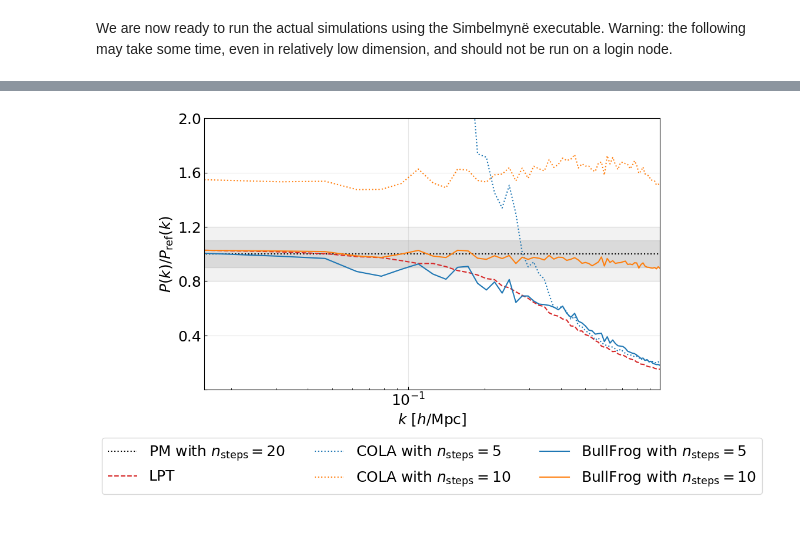
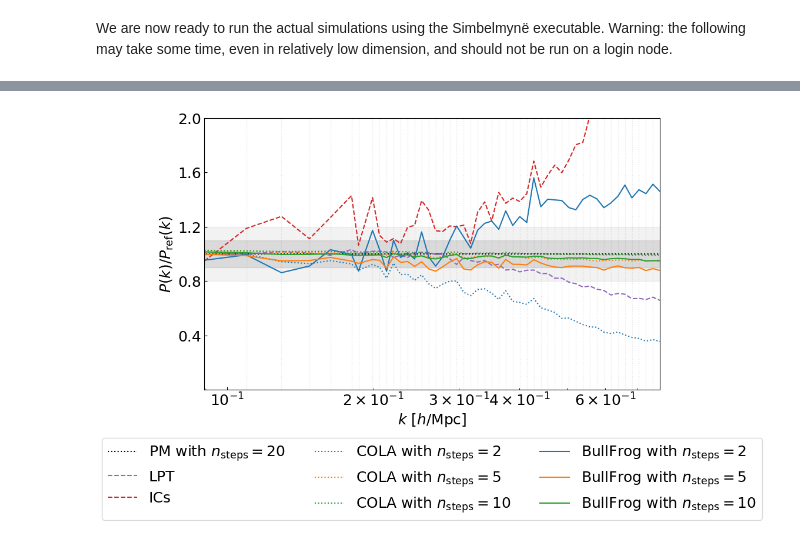
Before and after one commit to MayeulAubin/comparisons_PM_BullFrog_COLA, a Jupyter notebook: compare_PM_COLA_BulLFrog.ipynb, the cells around one changed output, grey strips where cells are left out. Drawn from its saved outputs; the diff is of its cells as text; code cells hidden in the pictures.

```diff
--- a/compare_PM_COLA_BulLFrog.ipynb
+++ b/compare_PM_COLA_BulLFrog.ipynb
@@ -18,5 +21,3 @@ from pysbmy.correlations import get_autocorrelation
 # %%
-WORKDIR = "/data101/hoellinger/AquilaGit/simbelmyne_private/tests/runs_params/"
-SIMDIR = (
-    "/data101/hoellinger/AquilaGit/simbelmyne_private/tests/runs_sims/"  # need not be on same disk
-)
+WORKDIR = "/data101/hoellinger/BullFrog/comparisons_PM_BullFrog_COLA/tests/runs_params/"
+SIMDIR = "/data101/hoellinger/BullFrog/comparisons_PM_BullFrog_COLA/tests/runs_sims/"  # need not be on same disk
@@ -146,5 +146,6 @@ for i in range(nsim_bullfrog):
     bullfrog_params["nsteps"] = nsteps_bullfrog_list[i]
     file_ext = f"nsteps{nsteps_bullfrog_list[i]}"  # "bullfrog" is already in the filename
     generate_sim_params(bullfrog_params, ICs_path, wd, simdir, file_ext, force)
+    BullFrogTimeStepping.read(wd + file_ext+"_ts_bullfrog.h5").plot()
 # %% [output]
 > Generating parameter file...
@@ -240,5 +286,5 @@ from plot_utils import *
 # %%
-slice_ijk = (N0//2, slice(None), slice(None))
+slice_ijk = (N//2, slice(None), slice(None))
 DELTA_LPT = read_field(simdir + "lpt_density.h5").data[slice_ijk]
 
 all_nsteps = sorted(list(set(nsteps_cola_list + nsteps_bullfrog_list)))[:4]
@@ -263,11 +309,11 @@ for i, nsteps in enumerate(all_nsteps):
 for ax in axs.flatten():
     ax.spines[["top", "right", "bottom", "left"]].set_visible(False)
 for ax in axs[:,0]:
-    ax.set_yticks([0, N0//2, N0])
-    ax.set_yticklabels([f"{-L0/2:.0f}", "0", f"{L0/2:.0f}"], fontsize=fs)
+    ax.set_yticks([0, N//2, N])
+    ax.set_yticklabels([f"{-L/2:.0f}", "0", f"{L/2:.0f}"], fontsize=fs)
 for ax in axs[1,:]:
-    ax.set_xticks([0, N0//2, N0])
-    ax.set_xticklabels([f"{-L0/2:.0f}", "0", f"{L0/2:.0f}"], fontsize=fs)
+    ax.set_xticks([0, N//2, N])
+    ax.set_xticklabels([f"{-L/2:.0f}", "0", f"{L/2:.0f}"], fontsize=fs)
 for i in range(nrows):
     for j in range(ncols):
         if axs[i,j].get_title() == "":
@@ -362,6 +408,6 @@ for nsteps in nsteps_bullfrog_list:
 # %%
 common_nsteps = sorted(set(nsteps_cola_list).intersection(nsteps_bullfrog_list))
-common_nsteps = [nsteps for nsteps in common_nsteps if nsteps > 2]
+# common_nsteps = [nsteps for nsteps in common_nsteps if nsteps > 2]  # filter out first spectra
 nlines = len(common_nsteps) + 2
 
 fig, ax = plt.subplots(figsize=(10, 6))
@@ -369,11 +415,16 @@ ax.set_xscale("log")
 k = G.k_modes[1:]
 ax.set_xlim([k.min(), k.max()])
 ax.set_ylim([0, 2])  # to be adjusted depending on the setup
+bnd1 = 0.1  # to be adjusted depending on the setup
+bnd2 = 0.2  # to be adjusted depending on the setup
 
 label_ref = f"PM with $n_\\mathrm{{steps}}={max(nsteps_pm_list)}$"
-ax.plot([1e-3, 1e1], [1, 1], color="black", linestyle=":", label=label_ref)
-# ax.plot(k, Pk_INI / Pk_ref, label="ICs", color=cols[len(common_nsteps)], linestyle="--")
-ax.plot(k, Pk_LPT / Pk_ref, label="LPT", color=cols[len(common_nsteps) + 1], linestyle="--")
+line1 = ax.plot([1e-3, 1e1], [1, 1], color="black", linestyle=":", label=label_ref)
+line2 = ax.plot(
+    k, Pk_LPT / Pk_ref, label="LPT", color=cols[len(common_nsteps) + 1], linestyle="--"
+)
+line3 = ax.plot(k, Pk_INI / Pk_ref, label="ICs", color=cols[len(common_nsteps)], linestyle="--")
+# line3 = None  # uncomment to hide ICs
 for i, nsteps in enumerate(nsteps_pm_list[:-1]):
     ax.plot(
         k,
@@ -384,35 +435,50 @@ for i, nsteps in enumerate(nsteps_pm_list[:-1]):
     )
 for i, nsteps in enumerate(common_nsteps):
     ax.plot(
         k,
         Pk_COLA_list[i] / Pk_ref,
         label=f"COLA with $n_\\mathrm{{steps}}={nsteps}$",
         linestyle=":",
         color=cols[i],
     )
 for i, nsteps in enumerate(common_nsteps):
     ax.plot(
         k,
         Pk_BULLFROG_list[i] / Pk_ref,
         label=f"BullFrog with $n_\\mathrm{{steps}}={nsteps}$",
         linestyle="-",
         color=cols[i],
     )
-bnd1 = 0.1  # to be adjusted depending on the setup
-bnd2 = 0.2  # to be adjusted depending on the setup
+
 ax.axhspan(1 - bnd1, 1 + bnd1, color="grey", alpha=0.2)
 ax.axhspan(1 - bnd2, 1 + bnd2, color="grey", alpha=0.1)
 
-ax.grid(alpha=0.3)
+# ax.grid(alpha=0.3)
+for i in range(1, len(k)):
+    ax.axvline(k[i], color="black", linestyle=":", linewidth=1, alpha=0.1)
 ax.yaxis.set_major_locator(plt.MaxNLocator(6))
 ax.yaxis.get_major_ticks()[0].label1.set_visible(False)
 ax.set_xlabel("$k$ [$h/\\mathrm{Mpc}$]", fontsize=fs)
 ax.set_ylabel("$P(k)/P_\\mathrm{ref}(k)$", fontsize=fs)
 ax.tick_params(which="both", direction="in")
 ax.tick_params(axis="both", which="major", labelsize=fs)
 ax.tick_params(axis="both", which="minor", labelsize=fs)
-ax.legend(loc="upper center", bbox_to_anchor=(0.5, -0.15), ncol=3, fontsize=fs)
+if line3 is None:
+    empty_patch = mpatches.Patch(color="none", label="")
+    handles, labels = plt.gca().get_legend_handles_labels()
+    handles = [empty_patch, *handles]
+    labels = ["", *labels]
+    plt.legend(
+        handles,
+        labels,
+        loc="upper center",
+        ncol=3,
+        bbox_to_anchor=(0.5, -0.15),
+        fontsize=fs,
+    )
+else:
+    plt.legend(loc="upper center", ncol=3, bbox_to_anchor=(0.5, -0.15), fontsize=fs)
 
 plt.show()
 # %% [output]
-[figure, old version]
+[figure, new version]
```
Also changed, not shown: parts of 25 cells of this notebook, 9 other files.
